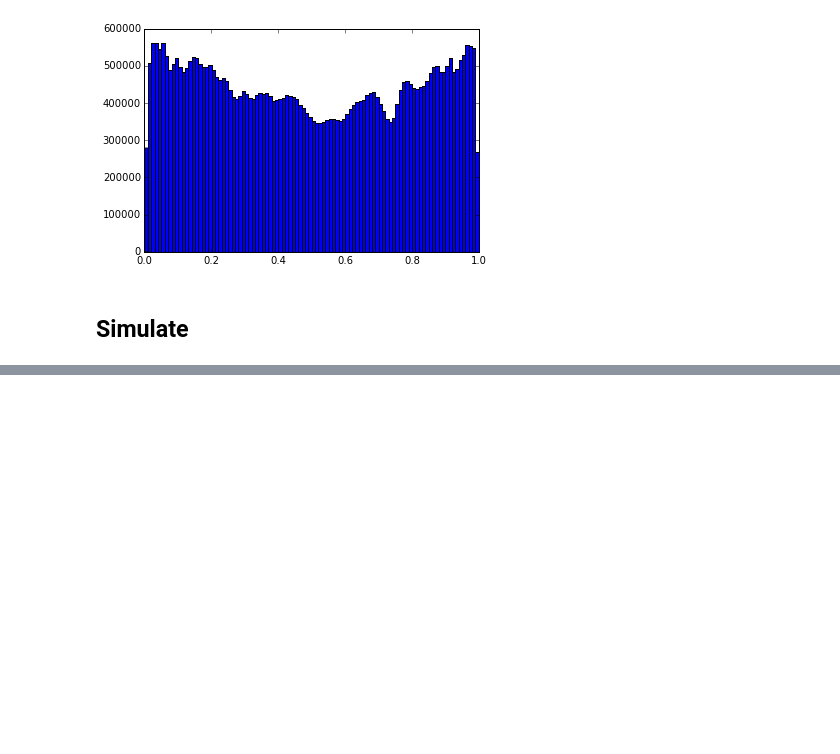
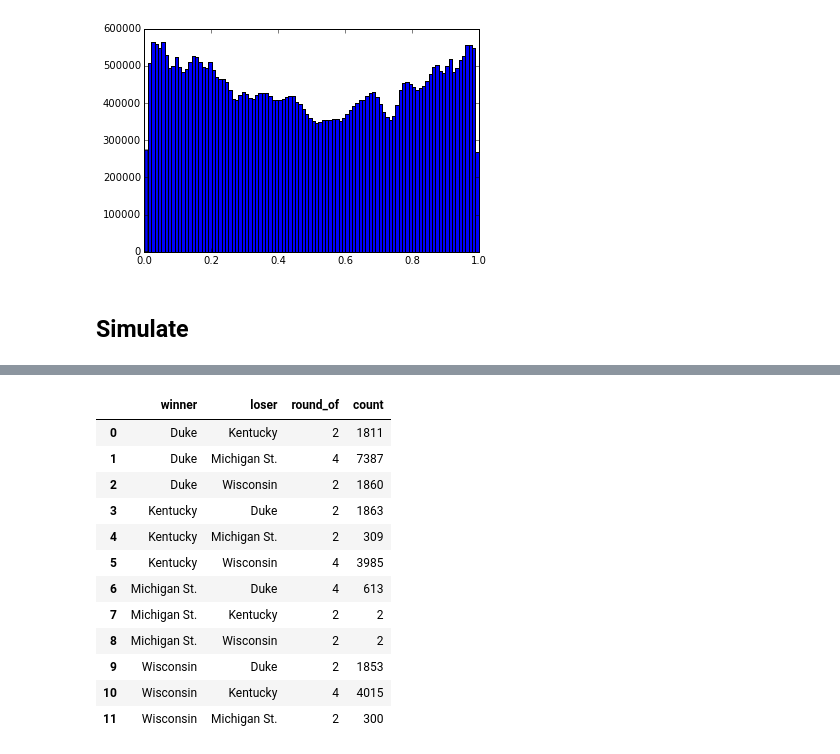
Before and after one commit to micahlanier/bayesket-ball, a Jupyter notebook: src/model/bayes_lr_modules.ipynb, the cells around one changed output, grey strips where cells are left out. Cells and saved outputs as stored; diff of their text form; code cells hidden in the pictures; blank space fills up the shorter version.

```diff
--- a/src/model/bayes_lr_modules.ipynb
+++ b/src/model/bayes_lr_modules.ipynb
@@ -91,3 +91,19 @@ End:   2015-05-02 12:40:50.509868
+# %%
+final_four_matchups
+# %% [output]
+|  | winner | loser | round_of | count |
+| 0 | Duke | Kentucky | 2 | 1811 |
+| 1 | Duke | Michigan St. | 4 | 7387 |
+| 2 | Duke | Wisconsin | 2 | 1860 |
+| 3 | Kentucky | Duke | 2 | 1863 |
+| 4 | Kentucky | Michigan St. | 2 | 309 |
+| 5 | Kentucky | Wisconsin | 4 | 3985 |
+| 6 | Michigan St. | Duke | 4 | 613 |
+| 7 | Michigan St. | Kentucky | 2 | 2 |
+| 8 | Michigan St. | Wisconsin | 2 | 2 |
+| 9 | Wisconsin | Duke | 2 | 1853 |
+| 10 | Wisconsin | Kentucky | 4 | 4015 |
+| 11 | Wisconsin | Michigan St. | 2 | 300 |
 # %%
 final_four_outcomes
 # %% [output]
```
Also changed, not shown: parts of 6 cells of this notebook, 1 other file.
